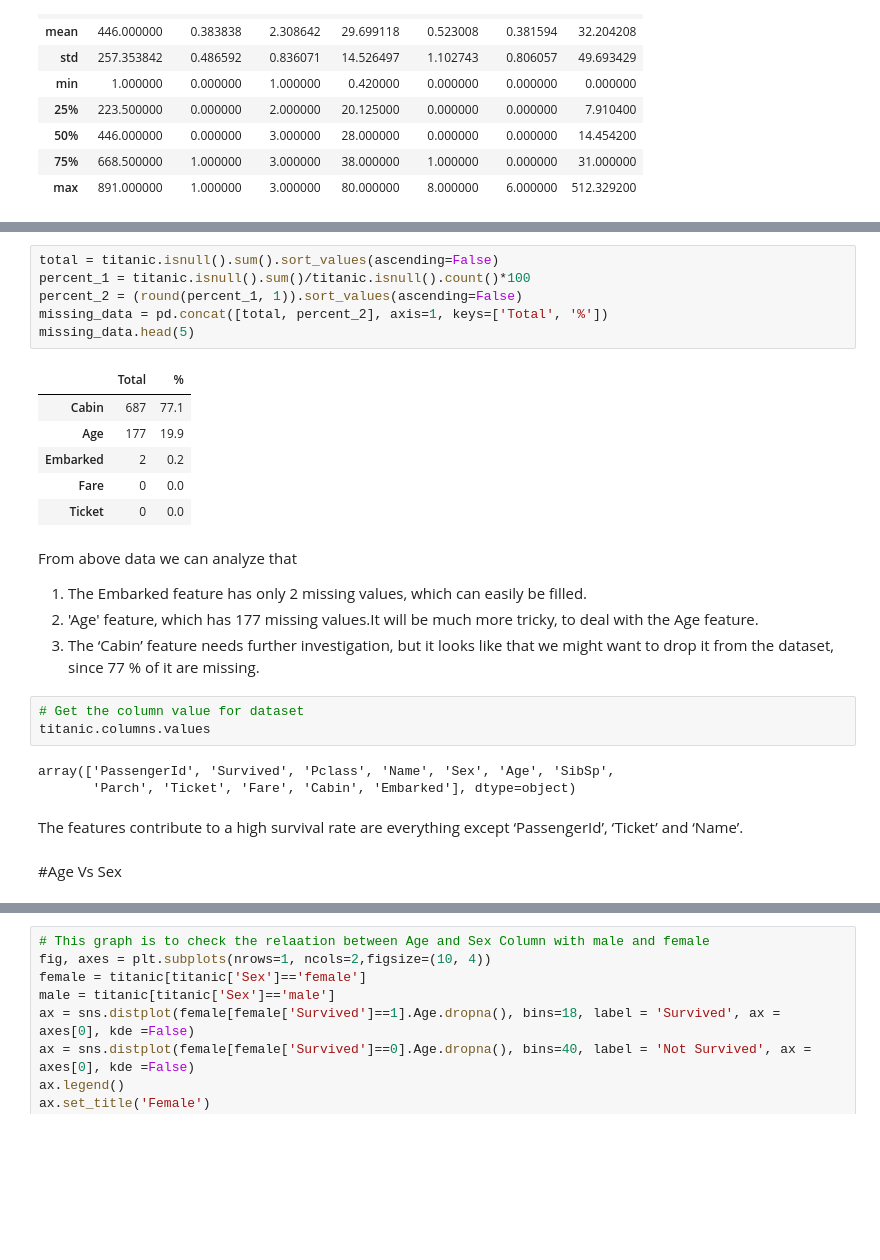
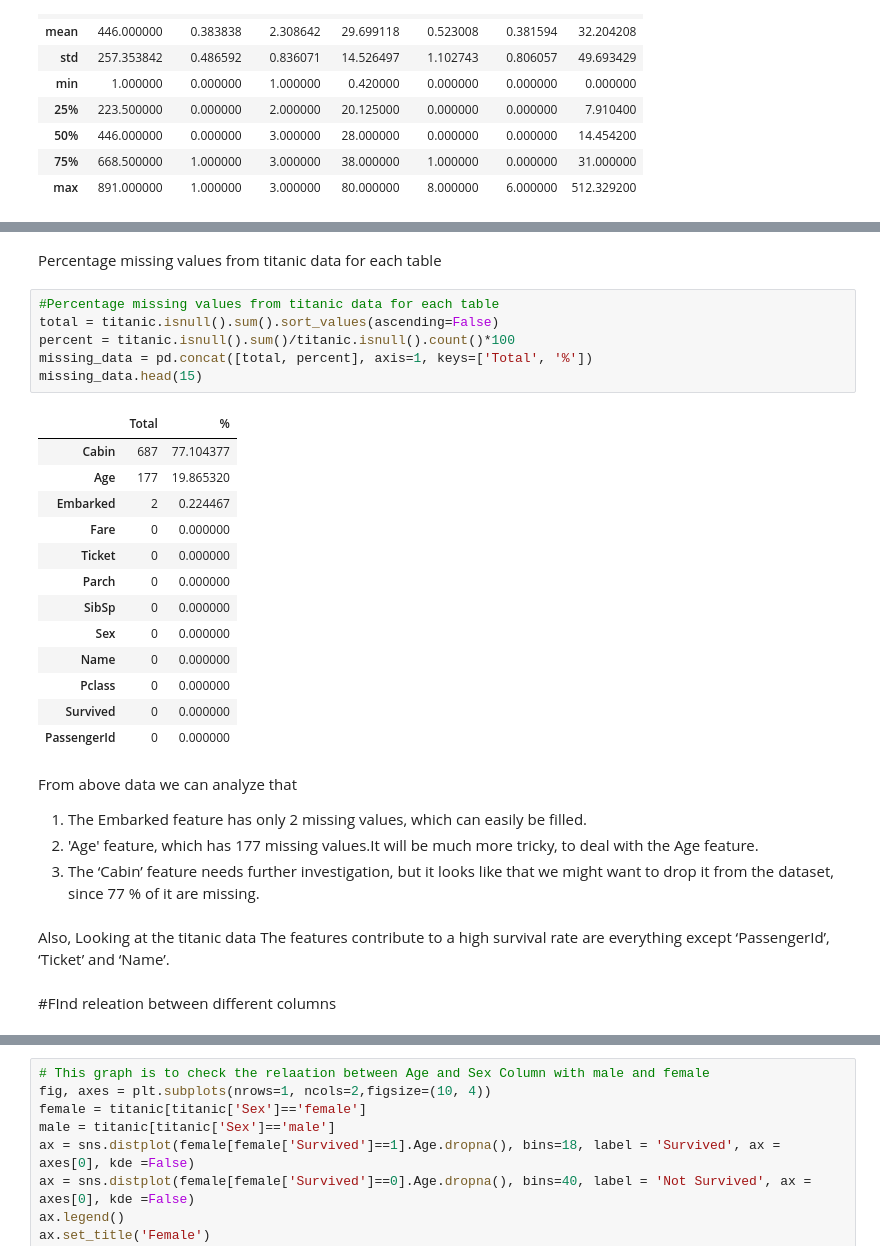
Before and after one commit to jayaemekar/Appiled-Machine-Learning, a Jupyter notebook: EXAM_TITANIC_NextSteps.ipynb, the cells around one changed output, grey strips where cells are left out. Drawn from its saved outputs; the diff is of its cells as text; blank space fills up the shorter version.

```diff
--- a/EXAM_TITANIC_NextSteps.ipynb
+++ b/EXAM_TITANIC_NextSteps.ipynb
@@ -108,28 +128,31 @@ CLEAN DATA FOR PROCESSING
+# %% [markdown]
+Percentage missing values from titanic data for each table
 # %%
+#Percentage missing values from titanic data for each table
 total = titanic.isnull().sum().sort_values(ascending=False)
-percent_1 = titanic.isnull().sum()/titanic.isnull().count()*100
-percent_2 = (round(percent_1, 1)).sort_values(ascending=False)
-missing_data = pd.concat([total, percent_2], axis=1, keys=['Total', '%'])
-missing_data.head(5)
+percent = titanic.isnull().sum()/titanic.isnull().count()*100
+missing_data = pd.concat([total, percent], axis=1, keys=['Total', '%'])
+missing_data.head(15)
 # %% [output]
 |  | Total | % |
-| Cabin | 687 | 77.1 |
-| Age | 177 | 19.9 |
-| Embarked | 2 | 0.2 |
-| Fare | 0 | 0.0 |
-| Ticket | 0 | 0.0 |
+| Cabin | 687 | 77.104377 |
+| Age | 177 | 19.865320 |
+| Embarked | 2 | 0.224467 |
+| Fare | 0 | 0.000000 |
+| Ticket | 0 | 0.000000 |
+| Parch | 0 | 0.000000 |
+| SibSp | 0 | 0.000000 |
+| Sex | 0 | 0.000000 |
+| Name | 0 | 0.000000 |
+| Pclass | 0 | 0.000000 |
+| Survived | 0 | 0.000000 |
+| PassengerId | 0 | 0.000000 |
 # %% [markdown]
 From above data we can analyze that
 1. The Embarked feature has only 2 missing values, which can easily be filled.
 2. 'Age' feature, which has 177 missing values.It will be much more tricky, to deal with the Age feature.
 3. The ‘Cabin’ feature needs further investigation, but it looks like that we might want to drop it from the dataset, since 77 % of it are missing.
-# %%
-# Get the column value for dataset
-titanic.columns.values
-# %% [output]
-array(['PassengerId', 'Survived', 'Pclass', 'Name', 'Sex', 'Age', 'SibSp',
-       'Parch', 'Ticket', 'Fare', 'Cabin', 'Embarked'], dtype=object)
 # %% [markdown]
-The features contribute to a high survival rate are everything except ‘PassengerId’, ‘Ticket’ and ‘Name’.
+Also, Looking at the titanic data The features contribute to a high survival rate are everything except ‘PassengerId’, ‘Ticket’ and ‘Name’.
-# %% [markdown]
-#Age Vs Sex
+# %% [markdown]
+#FInd releation between different columns
```
Also changed, not shown: parts of 121 cells of this notebook.
